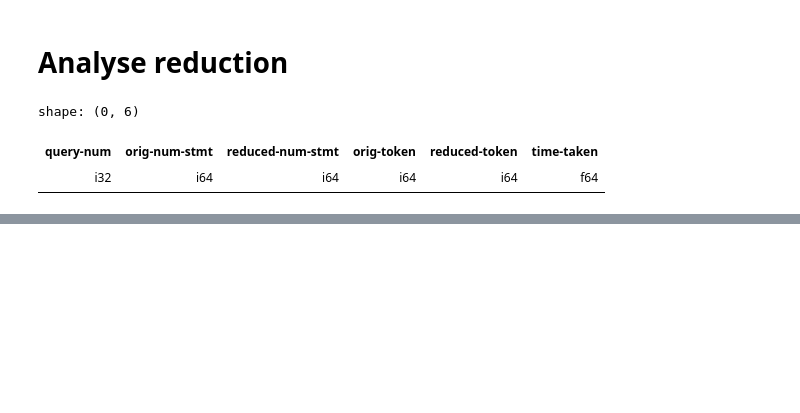
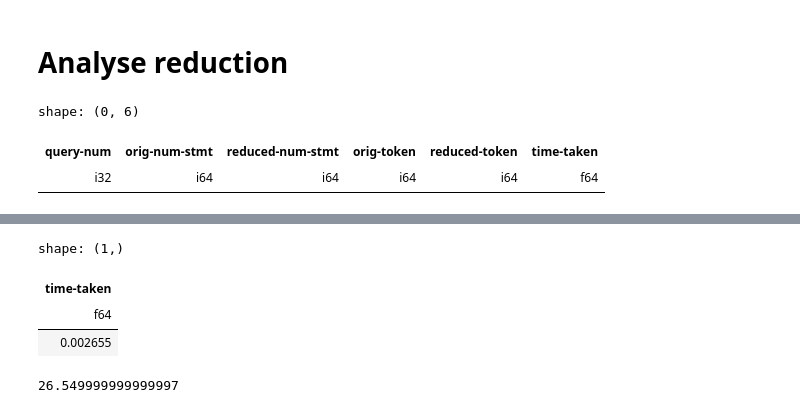
Before and after one commit to edizeqiri/SQLite-Reducer, a Jupyter notebook: src/resources/run_n_analysis.ipynb, the cells around one changed output, grey strips where cells are left out. Cells and saved outputs as stored; diff of their text form; code cells hidden in the pictures; blank space fills up the shorter version.

```diff
--- a/src/resources/run_n_analysis.ipynb
+++ b/src/resources/run_n_analysis.ipynb
@@ -233,0 +242,11 @@ shape: (10, 7)
+# %%
+sums["time-taken"] / sums["orig-token"]  / 1000
+# %% [output]
+shape: (1,)
+| time-taken |
+| f64 |
+| 0.002655 |
+# %%
+10000 * 0.002655
+# %% [output]
+26.549999999999997
```
Also changed, not shown: parts of 16 cells of this notebook.
